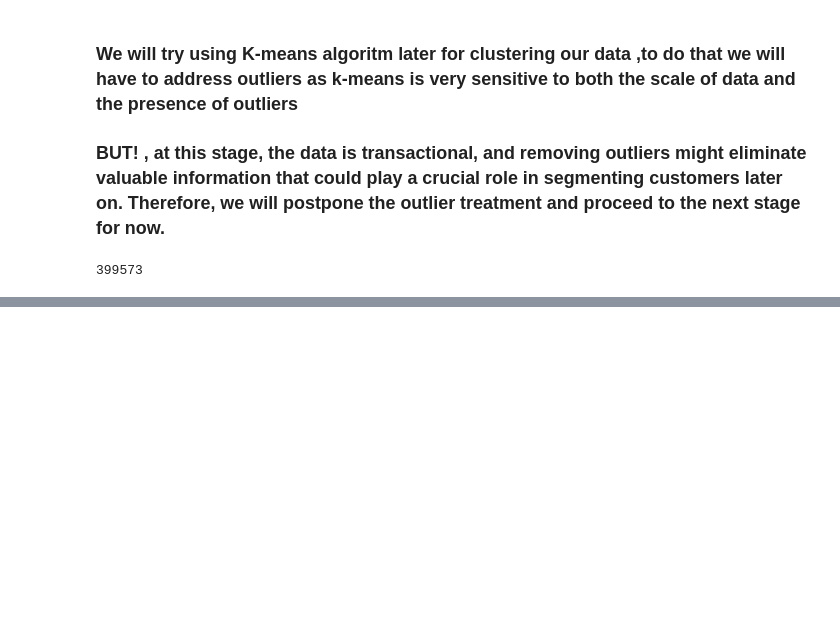
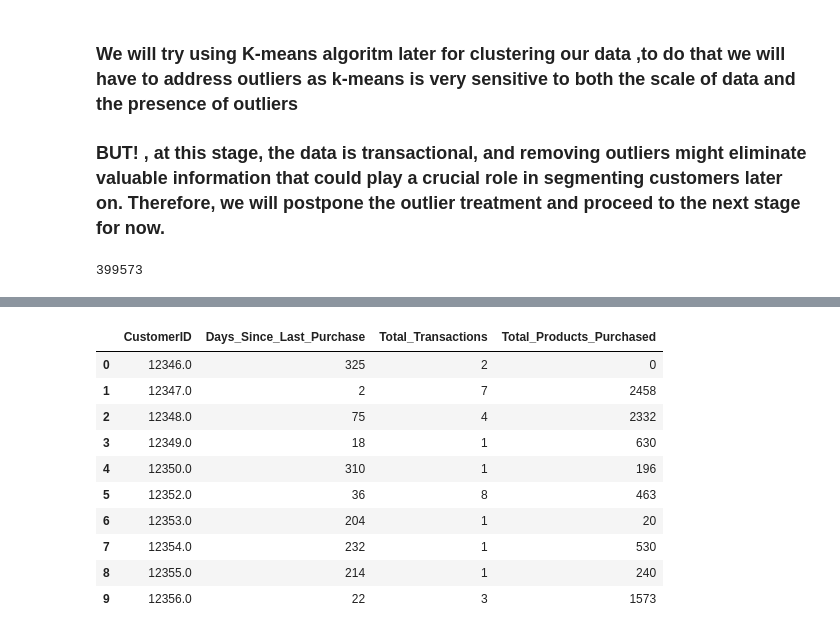
Before and after one commit to AMIdrissi/Recommendation-System, a Jupyter notebook: recommendationSystem.ipynb, the cells around one changed output, grey strips where cells are left out. Cells and saved outputs as stored; diff of their text form; code cells hidden in the pictures; blank space fills up the shorter version.

Commit message:
Finished RFM analysis on customer data

```diff
--- a/recommendationSystem.ipynb
+++ b/recommendationSystem.ipynb
@@ -534,0 +534,25 @@ df.shape[0]
+# %%
+# Convert InvoiceDate to datetime type
+df['InvoiceDate'] = pd.to_datetime(df['InvoiceDate'])
+
+# Convert InvoiceDate to datetime and extract only the date
+df['InvoiceDay'] = df['InvoiceDate'].dt.date
+
+# Find the most recent purchase datefor each customer (basically using max for each customer and then resetting the indexing)
+customer_data = df.groupby('CustomerID')['InvoiceDay'].max().reset_index()
+
+# Find the most recent date in the entire dataset
+most_recent_date = df['InvoiceDay'].max()
+print(most_recent_date)
+
+# Convert InvoiceDay to datetime type before subtraction
+customer_data['InvoiceDay'] = pd.to_datetime(customer_data['InvoiceDay'])
+most_recent_date = pd.to_datetime(most_recent_date)
+
+# Calculate the number of days since the last purchase for each customer
+# This is compared to the most recent date as the data dates back to 2010-2012 so we can't subtract the current system time for the sake of consistency
+customer_data['Days_Since_Last_Purchase'] = (most_recent_date - customer_data['InvoiceDay']).dt.days
+
+# Remove the InvoiceDay column
+# just for visualization here
+customer_data.drop(columns=['InvoiceDay'], inplace=True)
@@ -534,0 +588,30 @@ df.shape[0]
+# %%
+# Calculate the total number of transactions made by each customer
+# kinda like a similar approache to what we did above
+total_transactions = df.groupby('CustomerID')['InvoiceNo'].nunique().reset_index() # sum all transactions for each unique customer
+total_transactions.rename(columns={'InvoiceNo': 'Total_Transactions'}, inplace=True) # simple column rename
+
+
+# Calculate the total number of products purchased by each customer
+total_products_purchased = df.groupby('CustomerID')['Quantity'].sum().reset_index() # similar thing to what we did above
+total_products_purchased.rename(columns={'Quantity': 'Total_Products_Purchased'}, inplace=True)
+
+# Merging the new features into the customer_data dataframe
+# This was a method i have never used before so , it's good to know :D
+customer_data = pd.merge(customer_data, total_transactions, on='CustomerID') # merge  the colums of Total_Transactions and bind each row to its corresponding CustomerID
+customer_data = pd.merge(customer_data, total_products_purchased, on='CustomerID') # same thing here but for total_products_purchased
+
+# display the customer RFM so far
+customer_data.head(10)
+# %% [output]
+|  | CustomerID | Days_Since_Last_Purchase | Total_Transactions | Total_Products_Purchased |
+| 0 | 12346.0 | 325 | 2 | 0 |
+| 1 | 12347.0 | 2 | 7 | 2458 |
+| 2 | 12348.0 | 75 | 4 | 2332 |
+| 3 | 12349.0 | 18 | 1 | 630 |
+| 4 | 12350.0 | 310 | 1 | 196 |
+| 5 | 12352.0 | 36 | 8 | 463 |
+| 6 | 12353.0 | 204 | 1 | 20 |
+| 7 | 12354.0 | 232 | 1 | 530 |
+| 8 | 12355.0 | 214 | 1 | 240 |
+| 9 | 12356.0 | 22 | 3 | 1573 |
```
Also changed, not shown: parts of 9 cells of this notebook.
